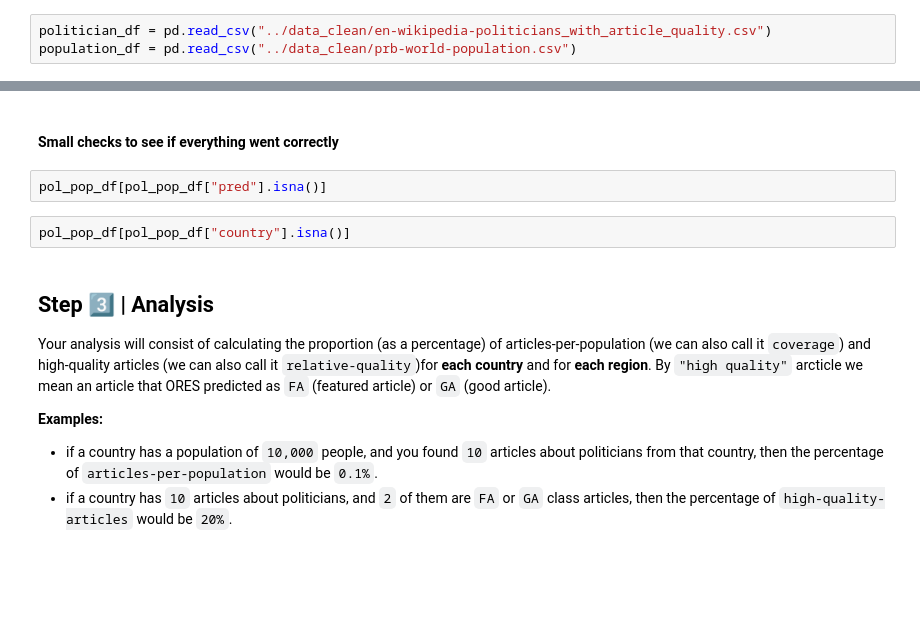
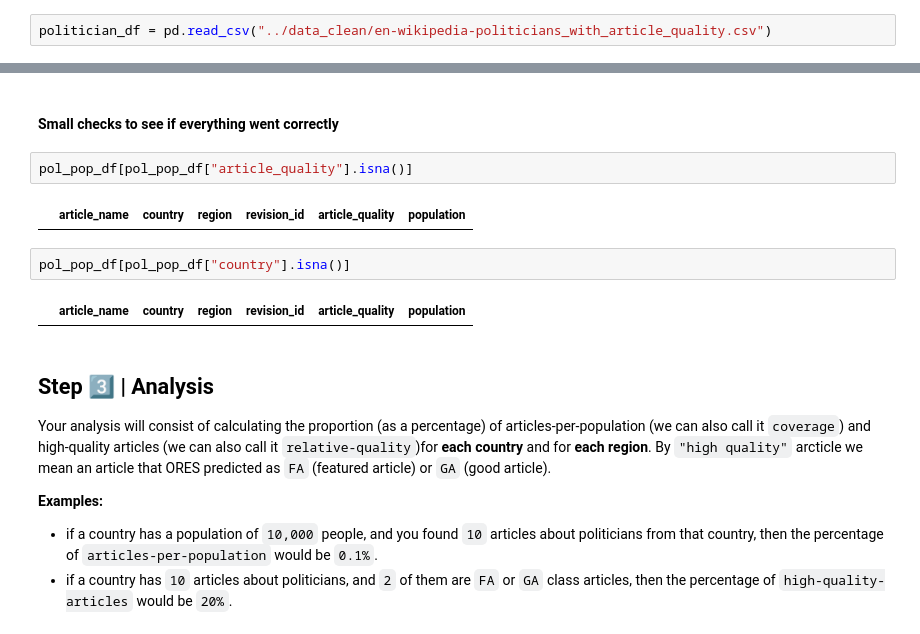
Before and after one commit to chrisk280/A3-hcds-hcc-bias, a Jupyter notebook: src/A3_Wikipedia_ORES_Bias.ipynb, the cells around one changed output, grey strips where cells are left out. Drawn from its saved outputs; the diff is of its cells as text; blank space fills up the shorter version.

```diff
--- a/src/A3_Wikipedia_ORES_Bias.ipynb
+++ b/src/A3_Wikipedia_ORES_Bias.ipynb
@@ -244,7 +246,6 @@ The schema for that file should look like the following table:
 ### Remove countries that only exist in one of the datasets and can't be merged on
 # %%
 politician_df = pd.read_csv("../data_clean/en-wikipedia-politicians_with_article_quality.csv")
-population_df = pd.read_csv("../data_clean/prb-world-population.csv")
 # %%
 politician_df["country"] = politician_df["country"].str.lower()
 population_df["country"] = population_df["country"].str.lower()
@@ -274,9 +286,13 @@ pol_pop_df.to_csv("../data_clean/politicians_by_country.csv", index=False)
 # %% [markdown]
 #### Small checks to see if everything went correctly
 # %%
-pol_pop_df[pol_pop_df["pred"].isna()]
+pol_pop_df[pol_pop_df["article_quality"].isna()]
+# %% [output]
+|  | article_name | country | region | revision_id | article_quality | population |
 # %%
 pol_pop_df[pol_pop_df["country"].isna()]
+# %% [output]
+|  | article_name | country | region | revision_id | article_quality | population |
 # %% [markdown]
 ## Step 3⃣ | Analysis
 
```
Also changed, not shown: parts of 19 cells of this notebook, 5 other files.
